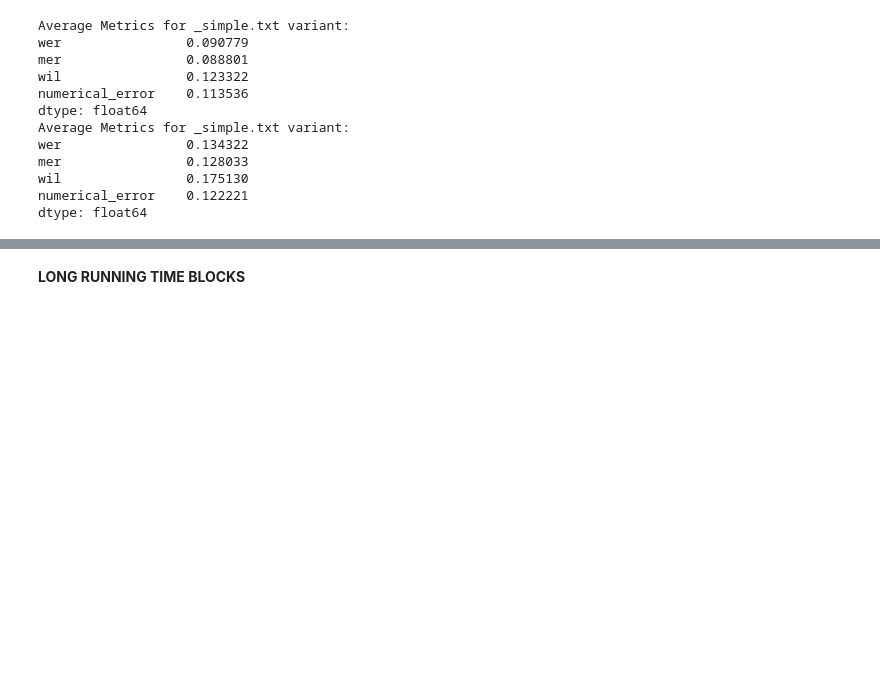
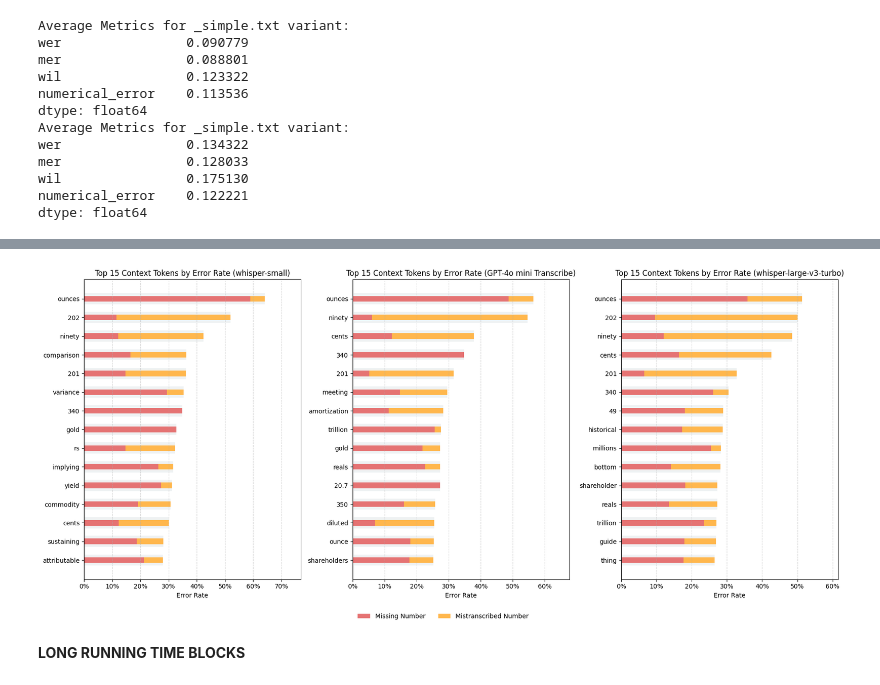
Before and after one commit to MakkerW/Thesis, a Jupyter notebook: Metrics.ipynb, the cells around one changed output, grey strips where cells are left out. Saved outputs shown, nothing was run; the diff lists cells and outputs as text; code cells hidden in the pictures; blank space fills up the shorter version.

```diff
--- a/Metrics.ipynb
+++ b/Metrics.ipynb
@@ -1538,3 +1583,62 @@ dtype: float64
+# %%
+# Load token-level error summary
+df_token = pd.read_csv("token_error_summary.csv")
+
+# Compute error breakdowns
+df_token["missing_rate"] = df_token["missing"] / df_token["total"]
+df_token["substituted_rate"] = df_token["substituted"] / df_token["total"]
+
+# Define colors
+missing_color = "#E57373"         # Soft red
+substituted_color = "#FFB74D"     # Warm orange
+total_bar_color = "#B0BEC5"       # Neutral gray
+
+# Get model variants
+variants = df_token["variant"].unique()
+n_variants = len(variants)
+
+# Create subplots
+fig, axes = plt.subplots(1, n_variants, figsize=(6 * n_variants, 8), sharex=False)
+
+# Ensure axes is iterable
+if n_variants == 1:
+    axes = [axes]
+
+for ax, variant in zip(axes, variants):
+    df_var = df_token[df_token["variant"] == variant].copy()
+    df_top = df_var.sort_values("error_rate", ascending=False).head(15)
+    df_top = df_top[::-1]  # Highest error at top
+
+    y_pos = np.arange(len(df_top))
+    max_error = df_top["missing_rate"].add(df_top["substituted_rate"]).max()
+    x_limit = min(1.0, max_error * 1.2)
+
+    # Transparent total error bar
+    ax.barh(y_pos, df_top["missing_rate"] + df_top["substituted_rate"],
+            height=0.6, color=total_bar_color, alpha=0.2)
+
+    # Stacked error bars
+    ax.barh(y_pos, df_top["missing_rate"], height=0.3, color=missing_color, label="Missing Number")
+    ax.barh(y_pos, df_top["substituted_rate"], height=0.3,
+            left=df_top["missing_rate"], color=substituted_color, label="Mistranscribed Number")
+
+    # Axis styling
+    ax.set_yticks(y_pos)
+    ax.set_yticklabels(df_top["token"])
+    ax.set_xlim(0, x_limit)
+    ax.set_xlabel("Error Rate")
+    ax.xaxis.set_major_formatter(mtick.PercentFormatter(1.0))
+    ax.set_title(f"Top 15 Context Tokens by Error Rate ({variant})")
+    ax.grid(axis="x", linestyle="--", alpha=0.5)
+
+# Add a shared legend
+handles, labels = axes[0].get_legend_handles_labels()
+fig.legend(handles, labels, loc='lower center', ncol=3, frameon=False)
+
+plt.tight_layout(rect=[0, 0.05, 1, 1])
+plt.show()
+# %% [output]
+[figure, added]
 # %% [markdown]
 **LONG RUNNING TIME BLOCKS**
 # %% [markdown]
```
Also changed, not shown: parts of 20 cells of this notebook, 8 other files.
